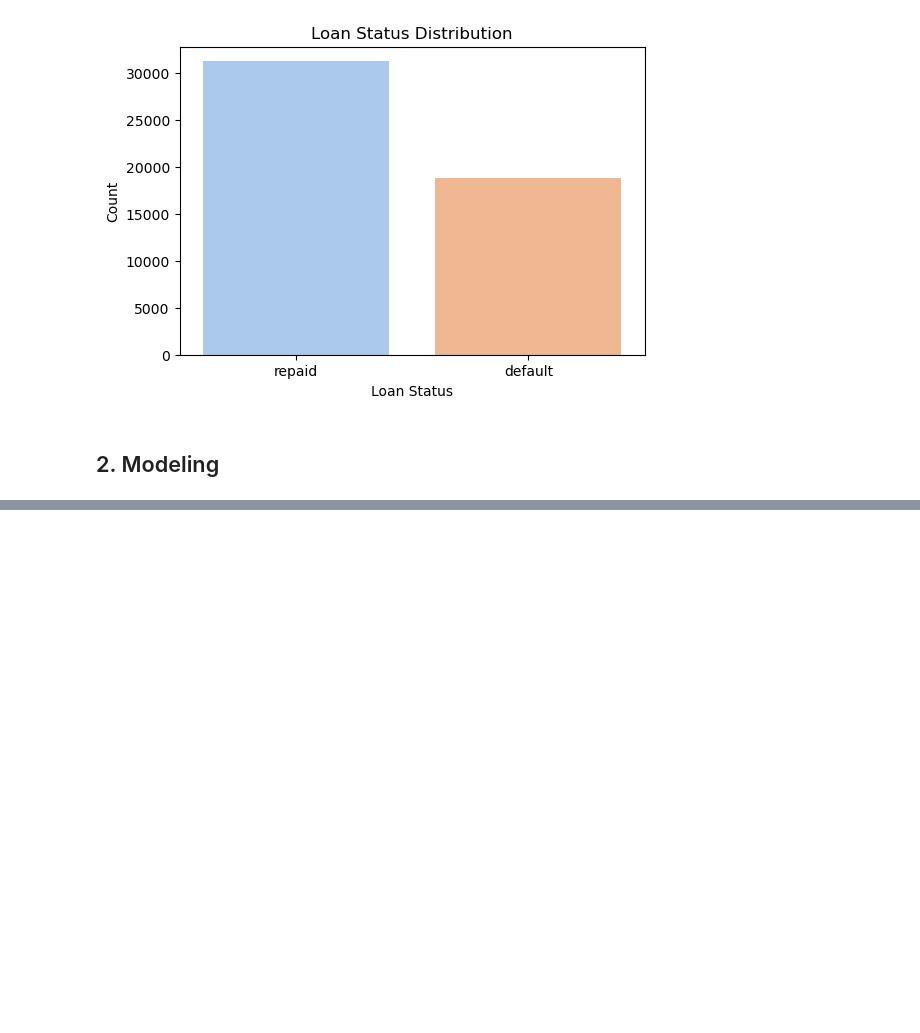
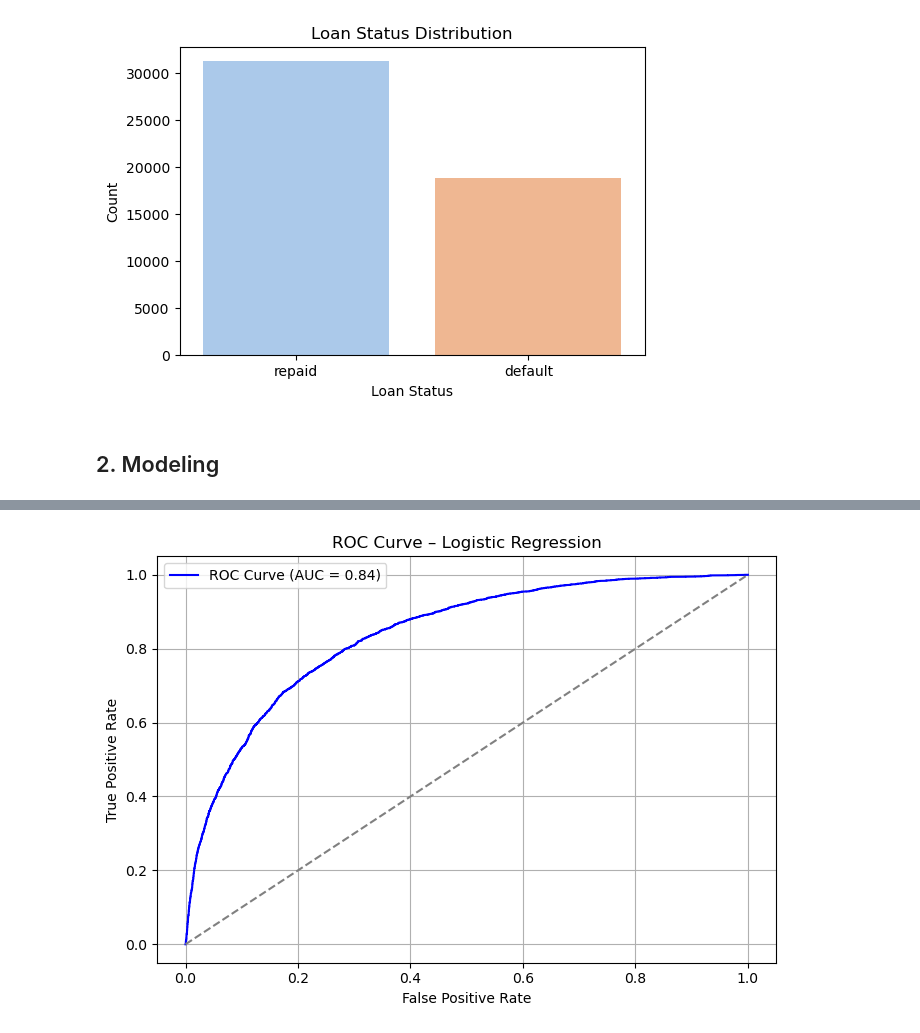
Before and after one commit to PrometisLab/coding-challenge-data-gov-fintech, a Jupyter notebook: code.ipynb, the cells around one changed output, grey strips where cells are left out. Saved outputs shown, nothing was run; the diff lists cells and outputs as text; code cells hidden in the pictures; blank space fills up the shorter version.

```diff
--- a/code.ipynb
+++ b/code.ipynb
@@ -105,11 +109,13 @@ df_clean['application_type'] = df_clean['application_type'].astype(app_order)
 loan_purpose_order = CategoricalDtype(['debt_consolidation', 'car', 'business', 'home_improvement', 'other'], ordered=True)
 df_clean['loan_purpose'] = df_clean['loan_purpose'].astype(loan_purpose_order)
 
-
-df_encoded = pd.get_dummies(df_clean, columns=categorical_cols, drop_first=True)
+df_encoded = pd.get_dummies(df_encoded, columns=categorical_cols, drop_first=True)
 
 print("\nShape after encoding:", df_encoded.shape)
 print("\nColumns after encoding:", df_encoded.columns.tolist())
+
+# Check that target is numeric
+print(df_encoded['loan_status'].unique())  # Should return [0, 1]
 # %% [output]
 Shape after encoding: (50000, 30)
 
@@ -345,0 +458,84 @@ Test shape: (10000, 29)
+# %%
+logreg_pipeline = Pipeline([
+    ('scaler', StandardScaler()),
+    ('classifier', LogisticRegression(solver='liblinear'))  # 'liblinear' supports both L1 and L2
+])
+
+# Define parameter grid for regularization tuning
+param_grid = {
+    'classifier__C': [0.01, 0.1, 1, 10],        # Regularization strength
+    'classifier__penalty': ['l1', 'l2'],        # Type of penalty
+    'classifier__max_iter': [500]
+}
+
+# Cross-validation strategy
+cv_strategy = StratifiedKFold(n_splits=5, shuffle=True, random_state=42)
+
+# Grid search with ROC AUC scoring
+grid_search = GridSearchCV(
+    estimator=logreg_pipeline,
+    param_grid=param_grid,
+    cv=cv_strategy,
+    scoring='roc_auc',
+    n_jobs=-1,
+    verbose=1
+)
+
+# Train the model
+grid_search.fit(X_train, y_train)
+best_lr_model = grid_search.best_estimator_
+
+# Predict and score
+y_pred = best_lr_model.predict(X_test)
+y_proba = best_lr_model.predict_proba(X_test)[:, 1]
+
+acc = accuracy_score(y_test, y_pred)
+prec = precision_score(y_test, y_pred)
+rec = recall_score(y_test, y_pred)
+f1 = f1_score(y_test, y_pred)
+auc = roc_auc_score(y_test, y_proba)
+conf_mat = confusion_matrix(y_test, y_pred)
+
+# Print metrics
+print("Best parameters:", grid_search.best_params_)
+print(f"\nAccuracy:  {acc:.4f}")
+print(f"Precision: {prec:.4f}")
+print(f"Recall:    {rec:.4f}")
+print(f"F1 Score:  {f1:.4f}")
+print(f"AUC Score: {auc:.4f}")
+print("\nConfusion Matrix:\n", conf_mat)
+
+# Plot ROC curve
+fpr, tpr, _ = roc_curve(y_test, y_proba)
+plt.figure(figsize=(7, 5))
+plt.plot(fpr, tpr, label=f'ROC Curve (AUC = {auc:.2f})', color='blue')
+plt.plot([0, 1], [0, 1], linestyle='--', color='gray')
+plt.xlabel('False Positive Rate')
+plt.ylabel('True Positive Rate')
+plt.title('ROC Curve – Logistic Regression')
+plt.legend()
+plt.grid(True)
+plt.tight_layout()
+plt.show()
+
+# Feature importance from coefficients
+coefs = best_lr_model.named_steps['classifier'].coef_[0]
+features = X.columns
+
+coef_df = pd.DataFrame({
+    'Feature': features,
+    'Coefficient': coefs,
+    'Abs_Coefficient': np.abs(coefs)
+}).sort_values(by='Abs_Coefficient', ascending=False)
+
+# Plot top features
+plt.figure(figsize=(10, 8))
+sns.barplot(
+    x='Coefficient', y='Feature',
+    data=coef_df.head(15),
+    palette='Blues_r'
+)
+plt.title('Top 15 Most Influential Features (Logistic Regression)')
+plt.tight_layout()
+plt.show()
+# %% [output]
@@ -345,0 +554 @@ Test shape: (10000, 29)
+[figure, added]
```
Also changed, not shown: parts of 52 cells of this notebook.
